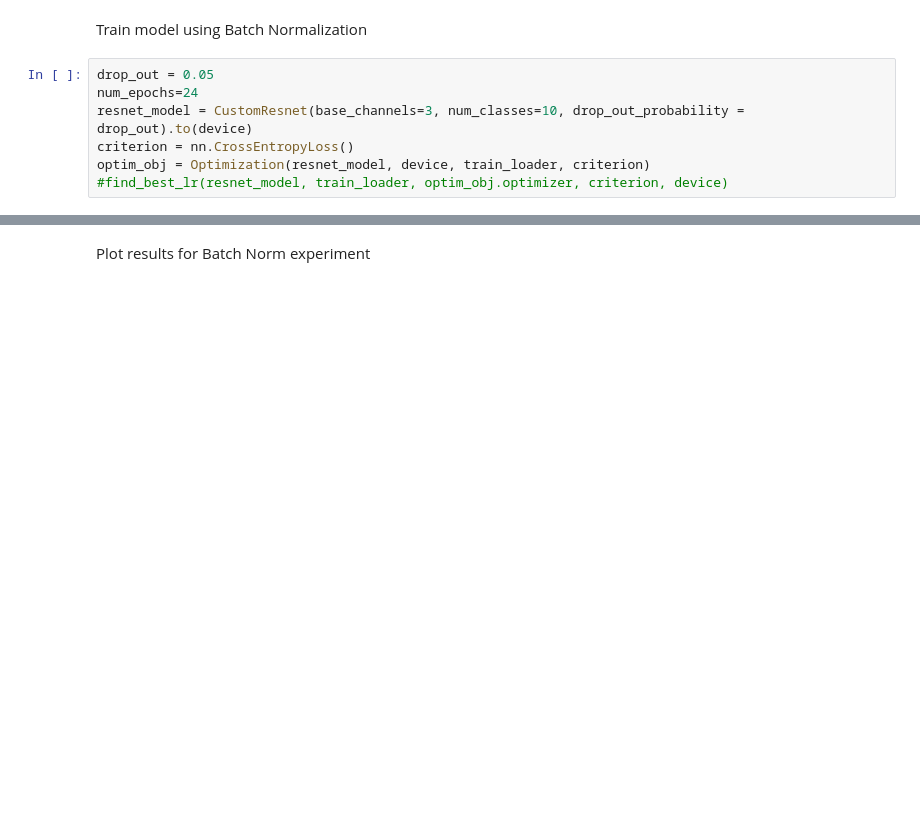
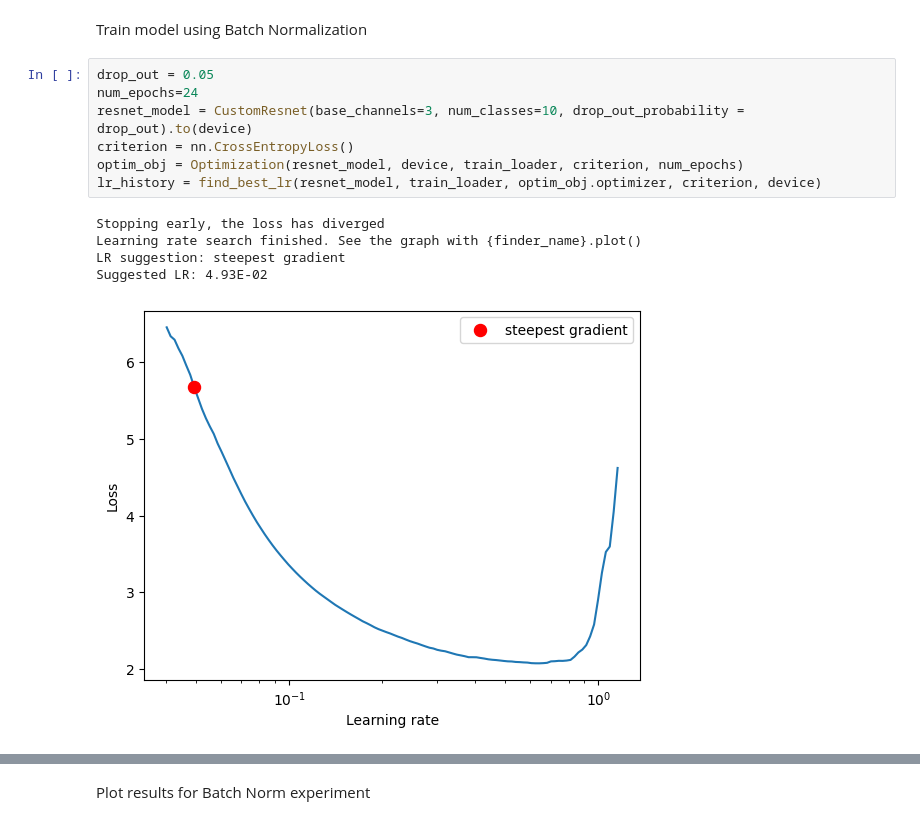
Before and after one commit to jyanivaddi/ERA_V1, a Jupyter notebook: session_10/s10.ipynb, the cells around one changed output, grey strips where cells are left out. Cells and saved outputs as stored; diff of their text form; blank space fills up the shorter version.

```diff
--- a/session_10/s10.ipynb
+++ b/session_10/s10.ipynb
@@ -95,8 +109,14 @@ Train model using Batch Normalization
 # %%
 drop_out = 0.05
 num_epochs=24
 resnet_model = CustomResnet(base_channels=3, num_classes=10, drop_out_probability = drop_out).to(device)
 criterion = nn.CrossEntropyLoss()
-optim_obj = Optimization(resnet_model, device, train_loader, criterion)
-#find_best_lr(resnet_model, train_loader, optim_obj.optimizer, criterion, device)
+optim_obj = Optimization(resnet_model, device, train_loader, criterion, num_epochs)
+lr_history = find_best_lr(resnet_model, train_loader, optim_obj.optimizer, criterion, device)
+# %% [output]
+Stopping early, the loss has diverged
+Learning rate search finished. See the graph with {finder_name}.plot()
+LR suggestion: steepest gradient
+Suggested LR: 4.93E-02
+[figure, added]
 # %%
```
Also changed, not shown: parts of 8 cells of this notebook.
